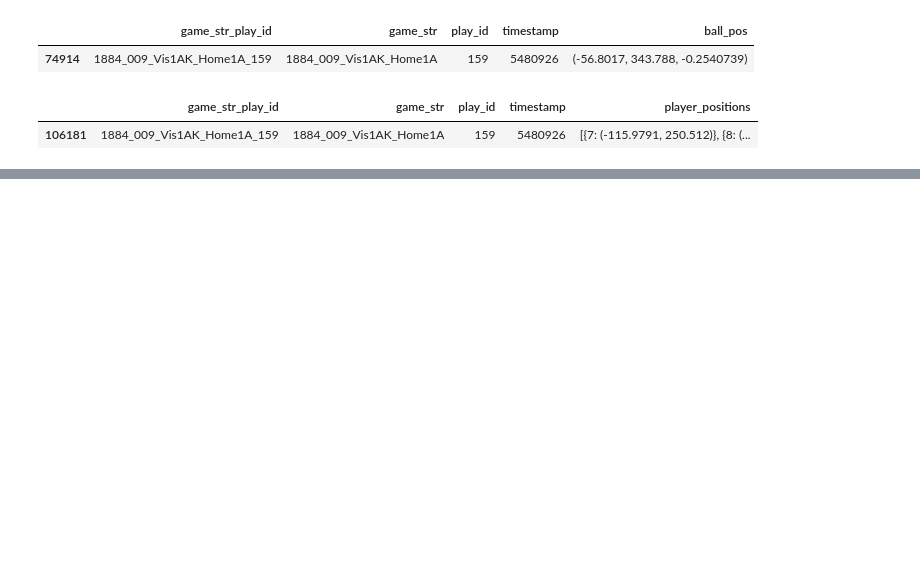
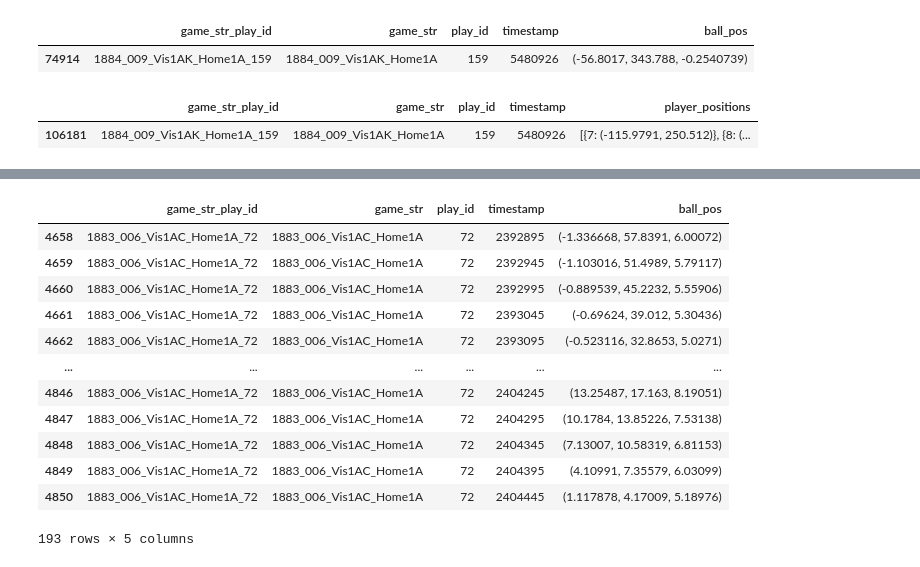
Before and after one commit to victorhauvi/SMT2024, a Jupyter notebook: 2024_SMT_Data_Challenge/SMT.ipynb, the cells around one changed output, grey strips where cells are left out. Cells and saved outputs as stored; diff of their text form; code cells hidden in the pictures; blank space fills up the shorter version.

```diff
--- a/2024_SMT_Data_Challenge/SMT.ipynb
+++ b/2024_SMT_Data_Challenge/SMT.ipynb
@@ -1020,0 +1116,16 @@ player_pos_fielders2[(player_pos_fielders2['game_str_play_id'] == '1884_009_Vis1
+# %%
+ball_pos_fielders[(ball_pos_fielders['game_str'] == '1883_006_Vis1AC_Home1A') & (ball_pos_fielders['play_id'] == 72)]
+# %% [output]
+|  | game_str_play_id | game_str | play_id | timestamp | ball_pos |
+| 4658 | 1883_006_Vis1AC_Home1A_72 | 1883_006_Vis1AC_Home1A | 72 | 2392895 | (-1.336668, 57.8391, 6.00072) |
+| 4659 | 1883_006_Vis1AC_Home1A_72 | 1883_006_Vis1AC_Home1A | 72 | 2392945 | (-1.103016, 51.4989, 5.79117) |
+| 4660 | 1883_006_Vis1AC_Home1A_72 | 1883_006_Vis1AC_Home1A | 72 | 2392995 | (-0.889539, 45.2232, 5.55906) |
+| 4661 | 1883_006_Vis1AC_Home1A_72 | 1883_006_Vis1AC_Home1A | 72 | 2393045 | (-0.69624, 39.012, 5.30436) |
+| 4662 | 1883_006_Vis1AC_Home1A_72 | 1883_006_Vis1AC_Home1A | 72 | 2393095 | (-0.523116, 32.8653, 5.0271) |
+| ... | ... | ... | ... | ... | ... |
+| 4846 | 1883_006_Vis1AC_Home1A_72 | 1883_006_Vis1AC_Home1A | 72 | 2404245 | (13.25487, 17.163, 8.19051) |
+| 4847 | 1883_006_Vis1AC_Home1A_72 | 1883_006_Vis1AC_Home1A | 72 | 2404295 | (10.1784, 13.85226, 7.53138) |
+| 4848 | 1883_006_Vis1AC_Home1A_72 | 1883_006_Vis1AC_Home1A | 72 | 2404345 | (7.13007, 10.58319, 6.81153) |
+| 4849 | 1883_006_Vis1AC_Home1A_72 | 1883_006_Vis1AC_Home1A | 72 | 2404395 | (4.10991, 7.35579, 6.03099) |
+| 4850 | 1883_006_Vis1AC_Home1A_72 | 1883_006_Vis1AC_Home1A | 72 | 2404445 | (1.117878, 4.17009, 5.18976) |
+193 rows × 5 columns
```
Also changed, not shown: parts of 21 cells of this notebook, 17 other files.
